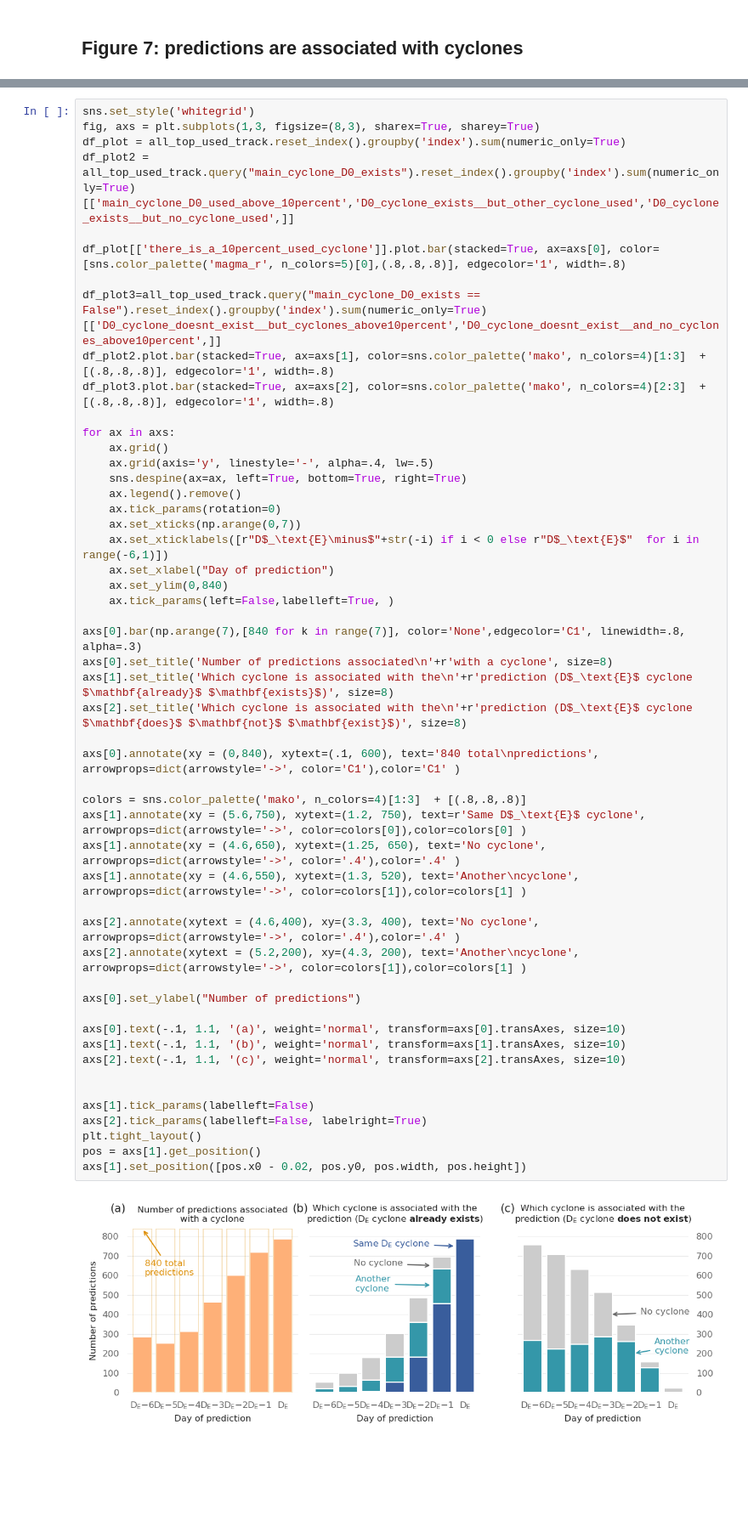
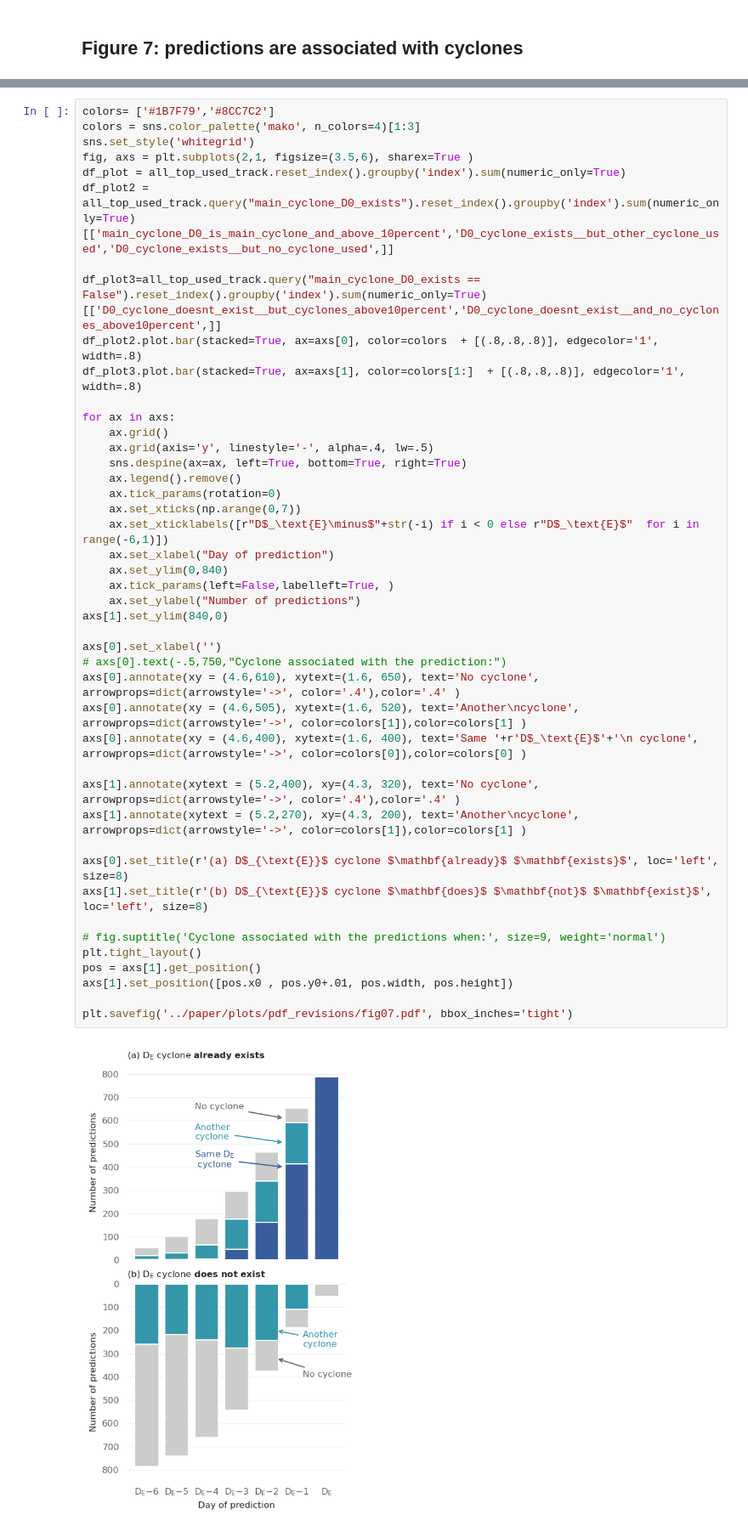
Before and after one commit to rguilcas/predict_rain_norway, a Jupyter notebook: diagnostics_newproj/paper/Plots_v2.ipynb, the cells around one changed output, grey strips where cells are left out. Shown at 85% size. Cells and saved outputs as stored; diff of their text form; blank space fills up the shorter version.

```diff
--- a/diagnostics_newproj/paper/Plots_v2.ipynb
+++ b/diagnostics_newproj/paper/Plots_v2.ipynb
@@ -398,53 +423,46 @@ Weak attribution
 # %%
+colors= ['#1B7F79','#8CC7C2']
+colors = sns.color_palette('mako', n_colors=4)[1:3]
 sns.set_style('whitegrid')
-fig, axs = plt.subplots(1,3, figsize=(8,3), sharex=True, sharey=True)
+fig, axs = plt.subplots(2,1, figsize=(3.5,6), sharex=True )
 df_plot = all_top_used_track.reset_index().groupby('index').sum(numeric_only=True)
-df_plot2 = all_top_used_track.query("main_cyclone_D0_exists").reset_index().groupby('index').sum(numeric_only=True)[['main_cyclone_D0_used_above_10percent','D0_cyclone_exists__but_other_cyclone_used','D0_cyclone_exists__but_no_cyclone_used',]]
-
-df_plot[['there_is_a_10percent_used_cyclone']].plot.bar(stacked=True, ax=axs[0], color=[sns.color_palette('magma_r', n_colors=5)[0],(.8,.8,.8)], edgecolor='1', width=.8)
+df_plot2 = all_top_used_track.query("main_cyclone_D0_exists").reset_index().groupby('index').sum(numeric_only=True)[['main_cyclone_D0_is_main_cyclone_and_above_10percent','D0_cyclone_exists__but_other_cyclone_used','D0_cyclone_exists__but_no_cyclone_used',]]
 
 df_plot3=all_top_used_track.query("main_cyclone_D0_exists == False").reset_index().groupby('index').sum(numeric_only=True)[['D0_cyclone_doesnt_exist__but_cyclones_above10percent','D0_cyclone_doesnt_exist__and_no_cyclones_above10percent',]]
-df_plot2.plot.bar(stacked=True, ax=axs[1], color=sns.color_palette('mako', n_colors=4)[1:3]  + [(.8,.8,.8)], edgecolor='1', width=.8)
-df_plot3.plot.bar(stacked=True, ax=axs[2], color=sns.color_palette('mako', n_colors=4)[2:3]  + [(.8,.8,.8)], edgecolor='1', width=.8)
+df_plot2.plot.bar(stacked=True, ax=axs[0], color=colors  + [(.8,.8,.8)], edgecolor='1', width=.8)
+df_plot3.plot.bar(stacked=True, ax=axs[1], color=colors[1:]  + [(.8,.8,.8)], edgecolor='1', width=.8)
 
 for ax in axs:
     ax.grid()
     ax.grid(axis='y', linestyle='-', alpha=.4, lw=.5)
     sns.despine(ax=ax, left=True, bottom=True, right=True)
     ax.legend().remove()
     ax.tick_params(rotation=0)
     ax.set_xticks(np.arange(0,7))
     ax.set_xticklabels([r"D$_\text{E}\minus$"+str(-i) if i < 0 else r"D$_\text{E}$"  for i in range(-6,1)])
     ax.set_xlabel("Day of prediction")
     ax.set_ylim(0,840)
     ax.tick_params(left=False,labelleft=True, )
+    ax.set_ylabel("Number of predictions")
+axs[1].set_ylim(840,0)
 
-axs[0].bar(np.arange(7),[840 for k in range(7)], color='None',edgecolor='C1', linewidth=.8, alpha=.3)
-axs[0].set_title('Number of predictions associated\n'+r'with a cyclone', size=8)
-axs[1].set_title('Which cyclone is associated with the\n'+r'prediction (D$_\text{E}$ cyclone $\mathbf{already}$ $\mathbf{exists}$)', size=8)
-axs[2].set_title('Which cyclone is associated with the\n'+r'prediction (D$_\text{E}$ cyclone $\mathbf{does}$ $\mathbf{not}$ $\mathbf{exist}$)', size=8)
+axs[0].set_xlabel('')
+# axs[0].text(-.5,750,"Cyclone associated with the prediction:")
+axs[0].annotate(xy = (4.6,610), xytext=(1.6, 650), text='No cyclone', arrowprops=dict(arrowstyle='->', color='.4'),color='.4' )
+axs[0].annotate(xy = (4.6,505), xytext=(1.6, 520), text='Another\ncyclone', arrowprops=dict(arrowstyle='->', color=colors[1]),color=colors[1] )
+axs[0].annotate(xy = (4.6,400), xytext=(1.6, 400), text='Same '+r'D$_\text{E}$'+'\n cyclone', arrowprops=dict(arrowstyle='->', color=colors[0]),color=colors[0] )
 
-axs[0].annotate(xy = (0,840), xytext=(.1, 600), text='840 total\npredictions', arrowprops=dict(arrowstyle='->', color='C1'),color='C1' )
+axs[1].annotate(xytext = (5.2,400), xy=(4.3, 320), text='No cyclone', arrowprops=dict(arrowstyle='->', color='.4'),color='.4' )
+axs[1].annotate(xytext = (5.2,270), xy=(4.3, 200), text='Another\ncyclone', arrowprops=dict(arrowstyle='->', color=colors[1]),color=colors[1] )
 
-colors = sns.color_palette('mako', n_colors=4)[1:3]  + [(.8,.8,.8)]
-axs[1].annotate(xy = (5.6,750), xytext=(1.2, 750), text=r'Same D$_\text{E}$ cyclone', arrowprops=dict(arrowstyle='->', color=colors[0]),color=colors[0] )
-axs[1].annotate(xy = (4.6,650), xytext=(1.25, 650), text='No cyclone', arrowprops=dict(arrowstyle='->', color='.4'),color='.4' )
-axs[1].annotate(xy = (4.6,550), xytext=(1.3, 520), text='Another\ncyclone', arrowprops=dict(arrowstyle='->', color=colors[1]),color=colors[1] )
+axs[0].set_title(r'(a) D$_{\text{E}}$ cyclone $\mathbf{already}$ $\mathbf{exists}$', loc='left', size=8)
+axs[1].set_title(r'(b) D$_{\text{E}}$ cyclone $\mathbf{does}$ $\mathbf{not}$ $\mathbf{exist}$', loc='left', size=8)
 
-axs[2].annotate(xytext = (4.6,400), xy=(3.3, 400), text='No cyclone', arrowprops=dict(arrowstyle='->', color='.4'),color='.4' )
-axs[2].annotate(xytext = (5.2,200), xy=(4.3, 200), text='Another\ncyclone', arrowprops=dict(arrowstyle='->', color=colors[1]),color=colors[1] )
-
-axs[0].set_ylabel("Number of predictions")
-
-axs[0].text(-.1, 1.1, '(a)', weight='normal', transform=axs[0].transAxes, size=10)
-axs[1].text(-.1, 1.1, '(b)', weight='normal', transform=axs[1].transAxes, size=10)
-axs[2].text(-.1, 1.1, '(c)', weight='normal', transform=axs[2].transAxes, size=10)
-
-
-axs[1].tick_params(labelleft=False)
-axs[2].tick_params(labelleft=False, labelright=True)
+# fig.suptitle('Cyclone associated with the predictions when:', size=9, weight='normal')
 plt.tight_layout()
 pos = axs[1].get_position()
-axs[1].set_position([pos.x0 - 0.02, pos.y0, pos.width, pos.height])
+axs[1].set_position([pos.x0 , pos.y0+.01, pos.width, pos.height])
+
+plt.savefig('../paper/plots/pdf_revisions/fig07.pdf', bbox_inches='tight')
 # %% [output]
-[figure, old version]
+[figure, new version]
```
Also changed, not shown: parts of 30 cells of this notebook.
